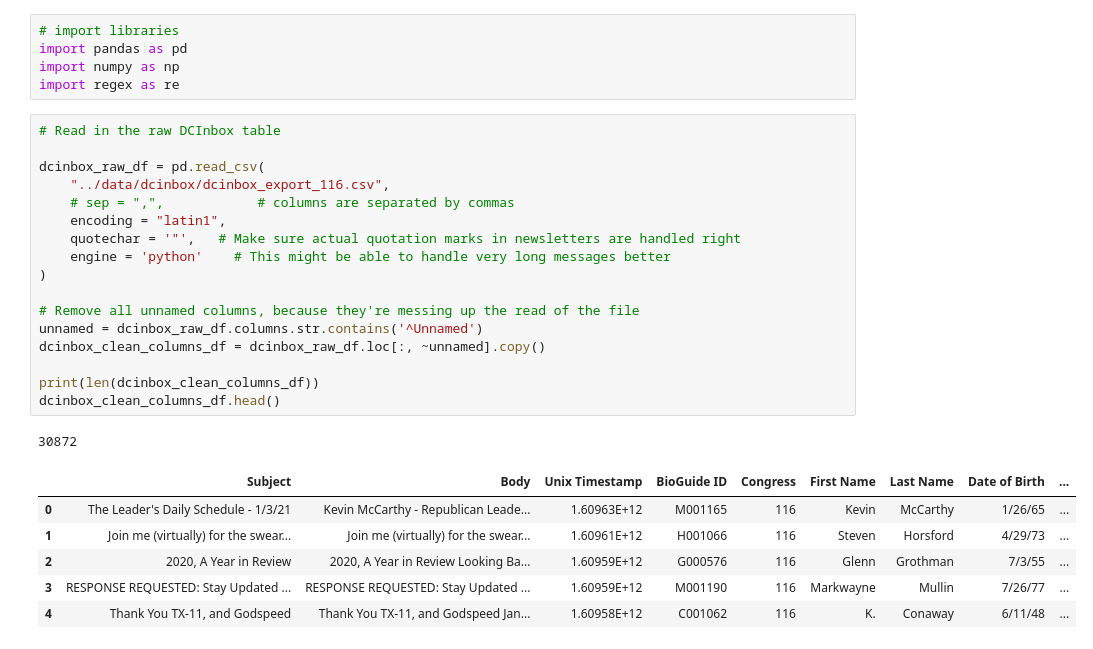
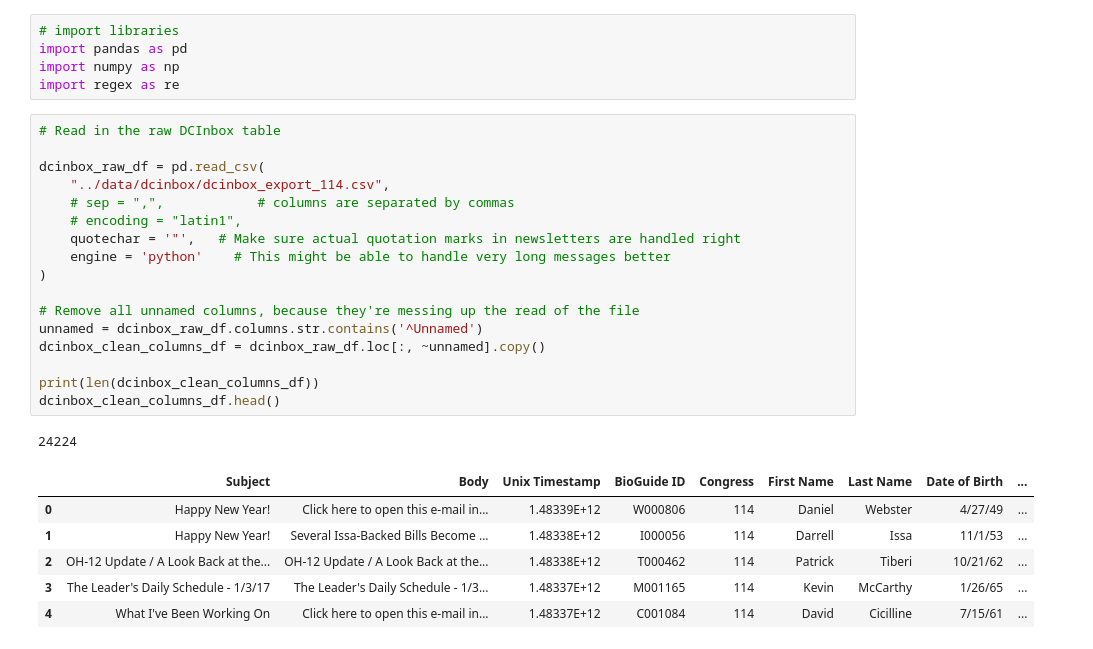
Before and after one commit to marobinette/cfd-project-ds1, a Jupyter notebook: notebooks/Matched_Politicians_Dataset_Creation.ipynb, the cells around one changed output. Cells and saved outputs as stored; diff of their text form.

Commit message:
Updated to use 114th Congress data; removed latin1 encoding (but got error on export)

```diff
--- a/notebooks/Matched_Politicians_Dataset_Creation.ipynb
+++ b/notebooks/Matched_Politicians_Dataset_Creation.ipynb
@@ -8,28 +8,28 @@ import regex as re
 # %%
 # Read in the raw DCInbox table
 
 dcinbox_raw_df = pd.read_csv(
-    "../data/dcinbox/dcinbox_export_116.csv",
+    "../data/dcinbox/dcinbox_export_114.csv",
     # sep = ",",            # columns are separated by commas
-    encoding = "latin1",
+    # encoding = "latin1",
     quotechar = '"',   # Make sure actual quotation marks in newsletters are handled right
     engine = 'python'    # This might be able to handle very long messages better
 )
 
 # Remove all unnamed columns, because they're messing up the read of the file
 unnamed = dcinbox_raw_df.columns.str.contains('^Unnamed')
 dcinbox_clean_columns_df = dcinbox_raw_df.loc[:, ~unnamed].copy()
 
 print(len(dcinbox_clean_columns_df))
 dcinbox_clean_columns_df.head()
 # %% [output]
-30872
+24224
 |  | Subject | Body | Unix Timestamp | BioGuide ID | Congress | First Name | Last Name | Date of Birth | ... |
-| 0 | The Leader's Daily Schedule - 1/3/21 | Kevin McCarthy - Republican Leade... | 1.60963E+12 | M001165 | 116 | Kevin | McCarthy | 1/26/65 | ... |
-| 1 | Join me (virtually) for the swear... | Join me (virtually) for the swear... | 1.60961E+12 | H001066 | 116 | Steven | Horsford | 4/29/73 | ... |
-| 2 | 2020, A Year in Review | 2020, A Year in Review Looking Ba... | 1.60959E+12 | G000576 | 116 | Glenn | Grothman | 7/3/55 | ... |
-| 3 | RESPONSE REQUESTED: Stay Updated ... | RESPONSE REQUESTED: Stay Updated ... | 1.60959E+12 | M001190 | 116 | Markwayne | Mullin | 7/26/77 | ... |
-| 4 | Thank You TX-11, and Godspeed | Thank You TX-11, and Godspeed Jan... | 1.60958E+12 | C001062 | 116 | K. | Conaway | 6/11/48 | ... |
+| 0 | Happy New Year! | Click here to open this e-mail in... | 1.48339E+12 | W000806 | 114 | Daniel | Webster | 4/27/49 | ... |
+| 1 | Happy New Year! | Several Issa-Backed Bills Become ... | 1.48338E+12 | I000056 | 114 | Darrell | Issa | 11/1/53 | ... |
+| 2 | OH-12 Update / A Look Back at the... | OH-12 Update / A Look Back at the... | 1.48338E+12 | T000462 | 114 | Patrick | Tiberi | 10/21/62 | ... |
+| 3 | The Leader's Daily Schedule - 1/3/17 | The Leader's Daily Schedule - 1/3... | 1.48337E+12 | M001165 | 114 | Kevin | McCarthy | 1/26/65 | ... |
+| 4 | What I've Been Working On | Click here to open this e-mail in... | 1.48337E+12 | C001084 | 114 | David | Cicilline | 7/15/61 | ... |
 # %%
 # Field cleanup for DC Inbox table
 
```
Also changed, not shown: parts of 12 cells of this notebook, 1 other file.
